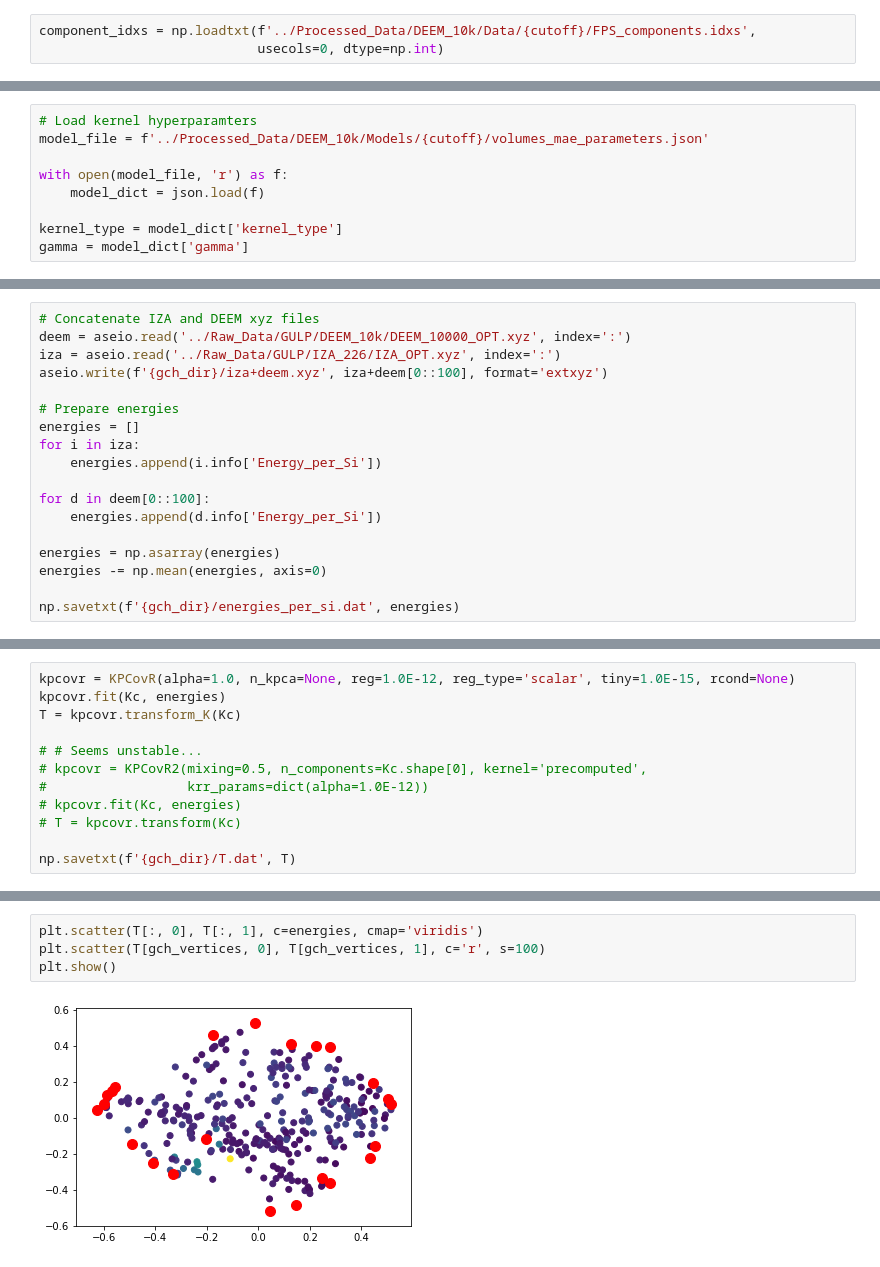
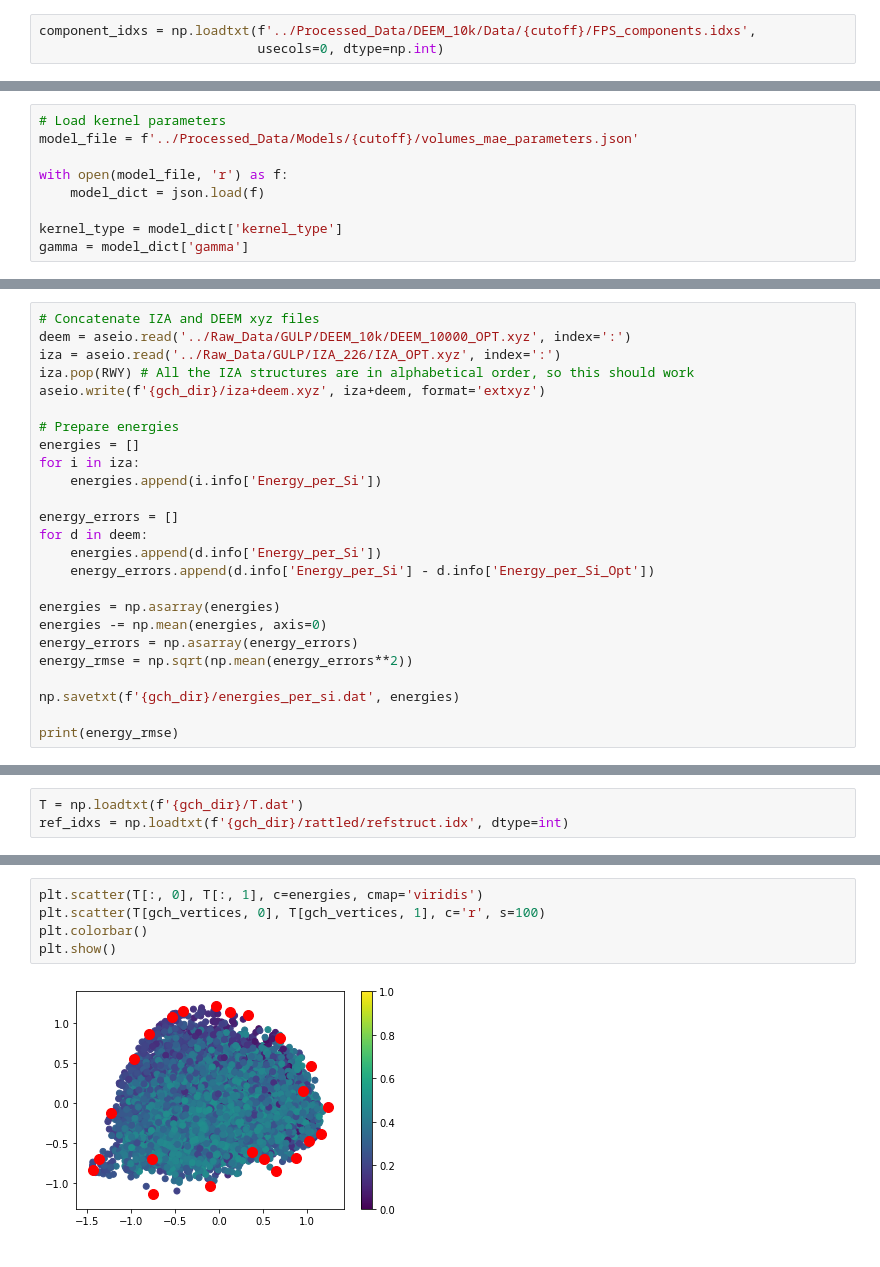
Before and after one commit to bhelfrecht/zeolites_iza-deem, a Jupyter notebook: Scripts/gch.ipynb, the cells around one changed output, grey strips where cells are left out. Cells and saved outputs as stored; diff of their text form.

```diff
--- a/Scripts/gch.ipynb
+++ b/Scripts/gch.ipynb
@@ -192,6 +138,6 @@ soap_args = dict(max_radial=n,
 # %%
-# Load kernel hyperparamters
-model_file = f'../Processed_Data/DEEM_10k/Models/{cutoff}/volumes_mae_parameters.json'
+# Load kernel parameters
+model_file = f'../Processed_Data/Models/{cutoff}/volumes_mae_parameters.json'
 
 with open(model_file, 'r') as f:
     model_dict = json.load(f)
@@ -216,17 +148,24 @@ np.savetxt(f'{gch_dir}/K.dat', K)
 # Concatenate IZA and DEEM xyz files
 deem = aseio.read('../Raw_Data/GULP/DEEM_10k/DEEM_10000_OPT.xyz', index=':')
 iza = aseio.read('../Raw_Data/GULP/IZA_226/IZA_OPT.xyz', index=':')
-aseio.write(f'{gch_dir}/iza+deem.xyz', iza+deem[0::100], format='extxyz')
+iza.pop(RWY) # All the IZA structures are in alphabetical order, so this should work
+aseio.write(f'{gch_dir}/iza+deem.xyz', iza+deem, format='extxyz')
 
 # Prepare energies
 energies = []
 for i in iza:
     energies.append(i.info['Energy_per_Si'])
 
-for d in deem[0::100]:
+energy_errors = []
+for d in deem:
     energies.append(d.info['Energy_per_Si'])
+    energy_errors.append(d.info['Energy_per_Si'] - d.info['Energy_per_Si_Opt'])
 
 energies = np.asarray(energies)
 energies -= np.mean(energies, axis=0)
+energy_errors = np.asarray(energy_errors)
+energy_rmse = np.sqrt(np.mean(energy_errors**2))
 
 np.savetxt(f'{gch_dir}/energies_per_si.dat', energies)
+
+print(energy_rmse)
@@ -237,12 +173,0 @@ Kc = center_kernel_fast(K)
-# %%
-kpcovr = KPCovR(alpha=1.0, n_kpca=None, reg=1.0E-12, reg_type='scalar', tiny=1.0E-15, rcond=None)
-kpcovr.fit(Kc, energies)
-T = kpcovr.transform_K(Kc)
-
-# # Seems unstable...
-# kpcovr = KPCovR2(mixing=0.5, n_components=Kc.shape[0], kernel='precomputed',
-#                  krr_params=dict(alpha=1.0E-12))
-# kpcovr.fit(Kc, energies)
-# T = kpcovr.transform(Kc)
-
-np.savetxt(f'{gch_dir}/T.dat', T)
@@ -285,3 +236,6 @@ np.savetxt(f'{gch_dir}/rattled/T.dat', T_rattled)
+# %%
+T = np.loadtxt(f'{gch_dir}/T.dat')
+ref_idxs = np.loadtxt(f'{gch_dir}/rattled/refstruct.idx', dtype=int)
 # %%
 plt.scatter(T[:, 0], T[:, 1])
 plt.scatter(T_rattled[:, 0], T_rattled[:, 1])
@@ -346,6 +360,7 @@ plt.show()
 # %%
 plt.scatter(T[:, 0], T[:, 1], c=energies, cmap='viridis')
 plt.scatter(T[gch_vertices, 0], T[gch_vertices, 1], c='r', s=100)
+plt.colorbar()
 plt.show()
 # %% [output]
-[figure, old version]
+[figure, new version]
```
Also changed, not shown: parts of 61 cells of this notebook, 1 other file.
